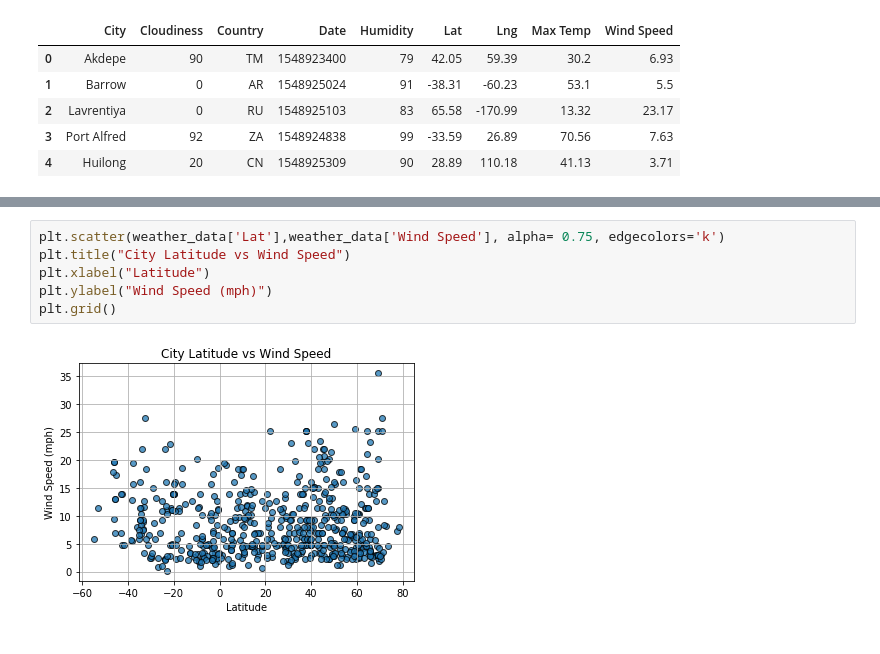
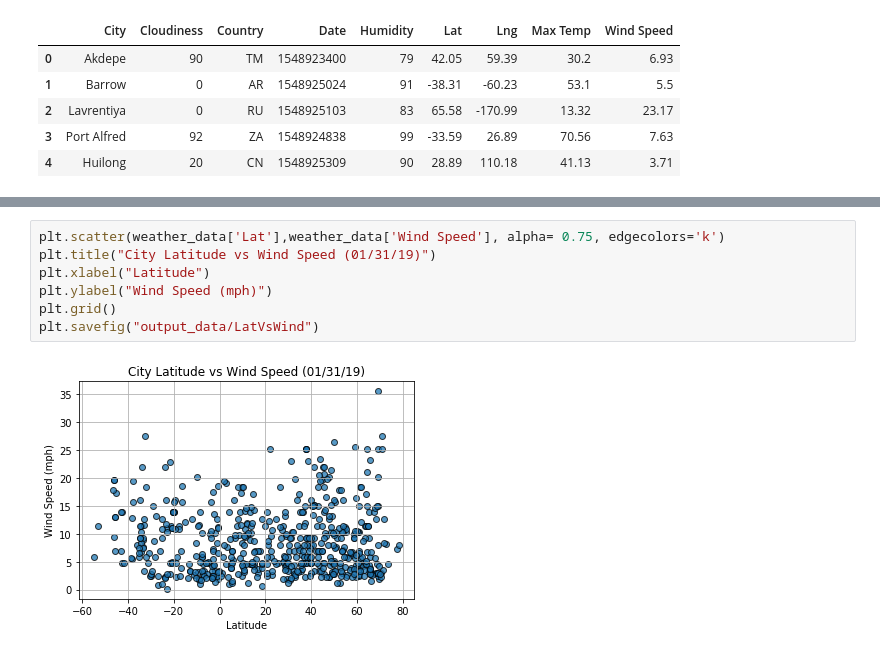
Before and after one commit to reemaratnani/OpenWeatherMap-API, a Jupyter notebook: WeatherPy.ipynb, the cells around one changed output, grey strips where cells are left out. Drawn from its saved outputs; the diff is of its cells as text.

```diff
--- a/WeatherPy.ipynb
+++ b/WeatherPy.ipynb
@@ -149,8 +161,9 @@ plt.grid()
 # %%
 plt.scatter(weather_data['Lat'],weather_data['Wind Speed'], alpha= 0.75, edgecolors='k')
-plt.title("City Latitude vs Wind Speed")
+plt.title("City Latitude vs Wind Speed (01/31/19)")
 plt.xlabel("Latitude")
 plt.ylabel("Wind Speed (mph)")
 plt.grid()
+plt.savefig("output_data/LatVsWind")
 # %% [output]
-[figure, old version]
+[figure, new version]
```
Also changed, not shown: parts of 10 cells of this notebook, 4 other files.
